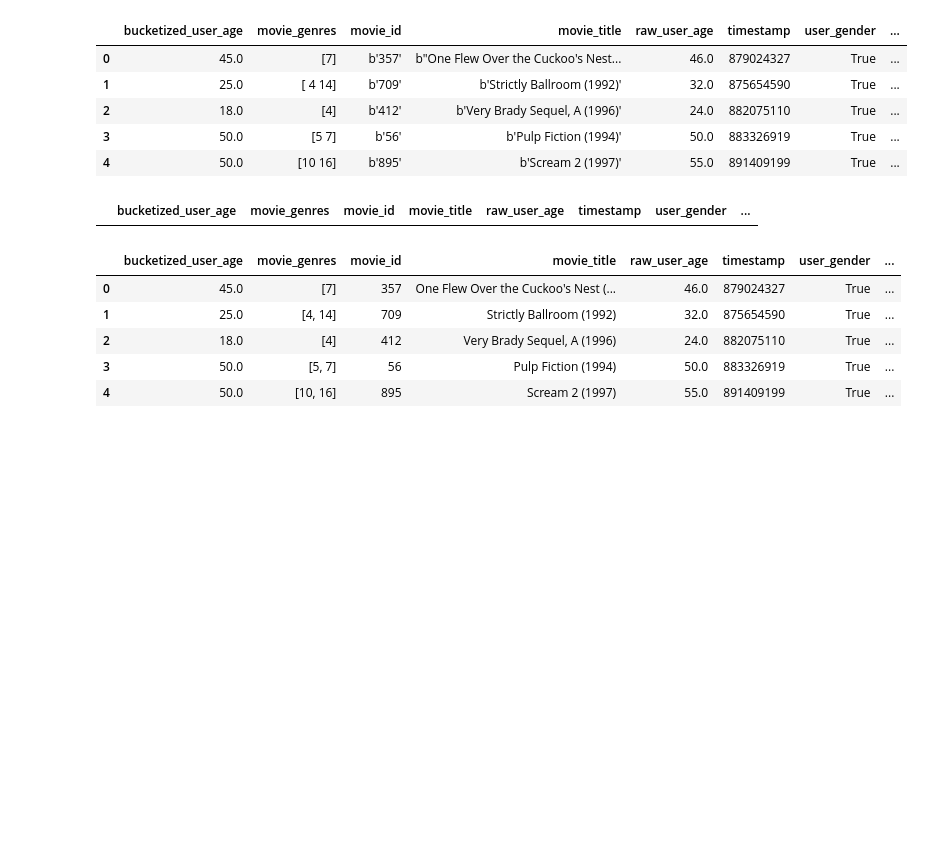
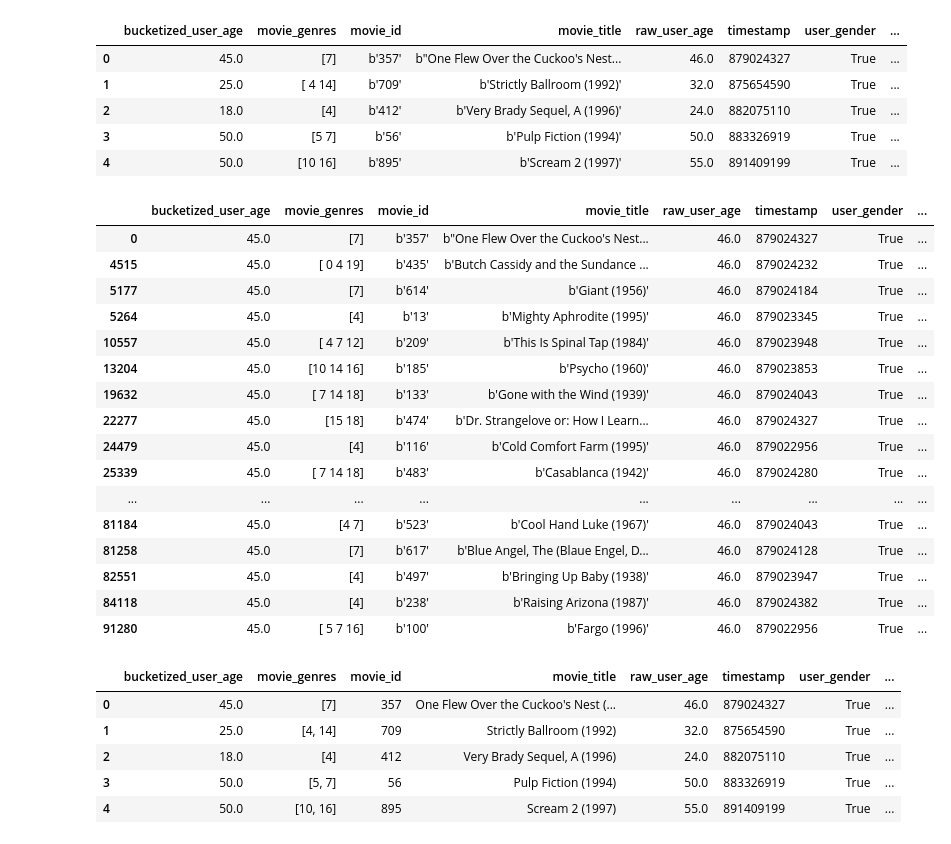
Before and after one commit to AmineMrabet12/Multi-Tower-Model, a Jupyter notebook: notebooks/explore_data.ipynb, the cells around one changed output. Drawn from its saved outputs; the diff is of its cells as text; code cells hidden in the pictures; blank space fills up the shorter version.

```diff
--- a/notebooks/explore_data.ipynb
+++ b/notebooks/explore_data.ipynb
@@ -12,9 +12,25 @@ df.head()
 | 3 | 50.0 | [5 7] | b'56' | b'Pulp Fiction (1994)' | 50.0 | 883326919 | True | ... |
 | 4 | 50.0 | [10 16] | b'895' | b'Scream 2 (1997)' | 55.0 | 891409199 | True | ... |
 # %%
-df[df['user_id'] == '138']
+df[df['user_id'] == "b'138'"]
 # %% [output]
 |  | bucketized_user_age | movie_genres | movie_id | movie_title | raw_user_age | timestamp | user_gender | ... |
+| 0 | 45.0 | [7] | b'357' | b"One Flew Over the Cuckoo's Nest... | 46.0 | 879024327 | True | ... |
+| 4515 | 45.0 | [ 0 4 19] | b'435' | b'Butch Cassidy and the Sundance ... | 46.0 | 879024232 | True | ... |
+| 5177 | 45.0 | [7] | b'614' | b'Giant (1956)' | 46.0 | 879024184 | True | ... |
+| 5264 | 45.0 | [4] | b'13' | b'Mighty Aphrodite (1995)' | 46.0 | 879023345 | True | ... |
+| 10557 | 45.0 | [ 4 7 12] | b'209' | b'This Is Spinal Tap (1984)' | 46.0 | 879023948 | True | ... |
+| 13204 | 45.0 | [10 14 16] | b'185' | b'Psycho (1960)' | 46.0 | 879023853 | True | ... |
+| 19632 | 45.0 | [ 7 14 18] | b'133' | b'Gone with the Wind (1939)' | 46.0 | 879024043 | True | ... |
+| 22277 | 45.0 | [15 18] | b'474' | b'Dr. Strangelove or: How I Learn... | 46.0 | 879024327 | True | ... |
+| 24479 | 45.0 | [4] | b'116' | b'Cold Comfort Farm (1995)' | 46.0 | 879022956 | True | ... |
+| 25339 | 45.0 | [ 7 14 18] | b'483' | b'Casablanca (1942)' | 46.0 | 879024280 | True | ... |
+| ... | ... | ... | ... | ... | ... | ... | ... | ... |
+| 81184 | 45.0 | [4 7] | b'523' | b'Cool Hand Luke (1967)' | 46.0 | 879024043 | True | ... |
+| 81258 | 45.0 | [7] | b'617' | b'Blue Angel, The (Blaue Engel, D... | 46.0 | 879024128 | True | ... |
+| 82551 | 45.0 | [4] | b'497' | b'Bringing Up Baby (1938)' | 46.0 | 879023947 | True | ... |
+| 84118 | 45.0 | [4] | b'238' | b'Raising Arizona (1987)' | 46.0 | 879024382 | True | ... |
+| 91280 | 45.0 | [ 5 7 16] | b'100' | b'Fargo (1996)' | 46.0 | 879022956 | True | ... |
 # %%
 def trim_col(x):
     return x[2:-1]
```
Also changed, not shown: parts of 9 cells of this notebook, 1 other file.
